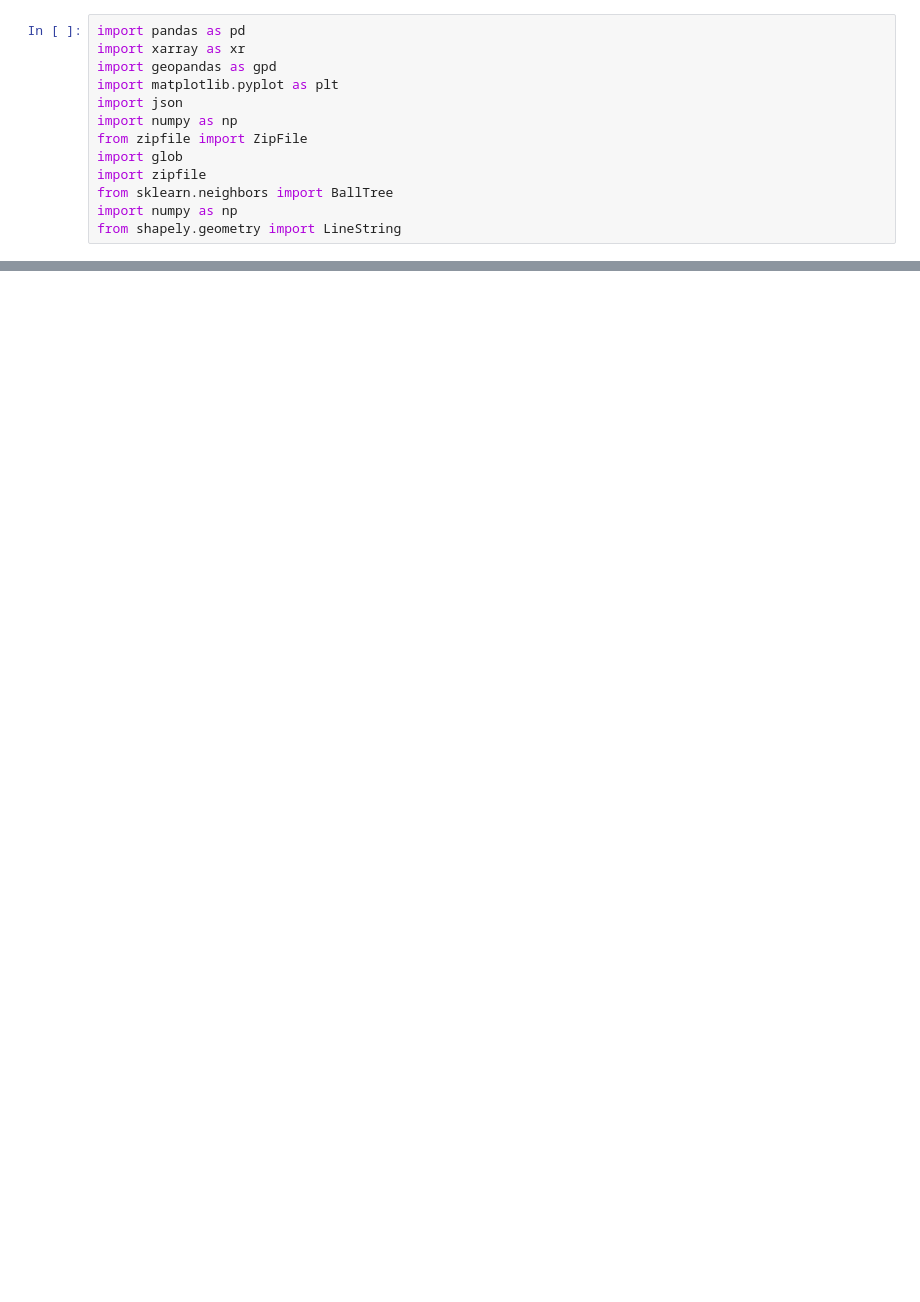
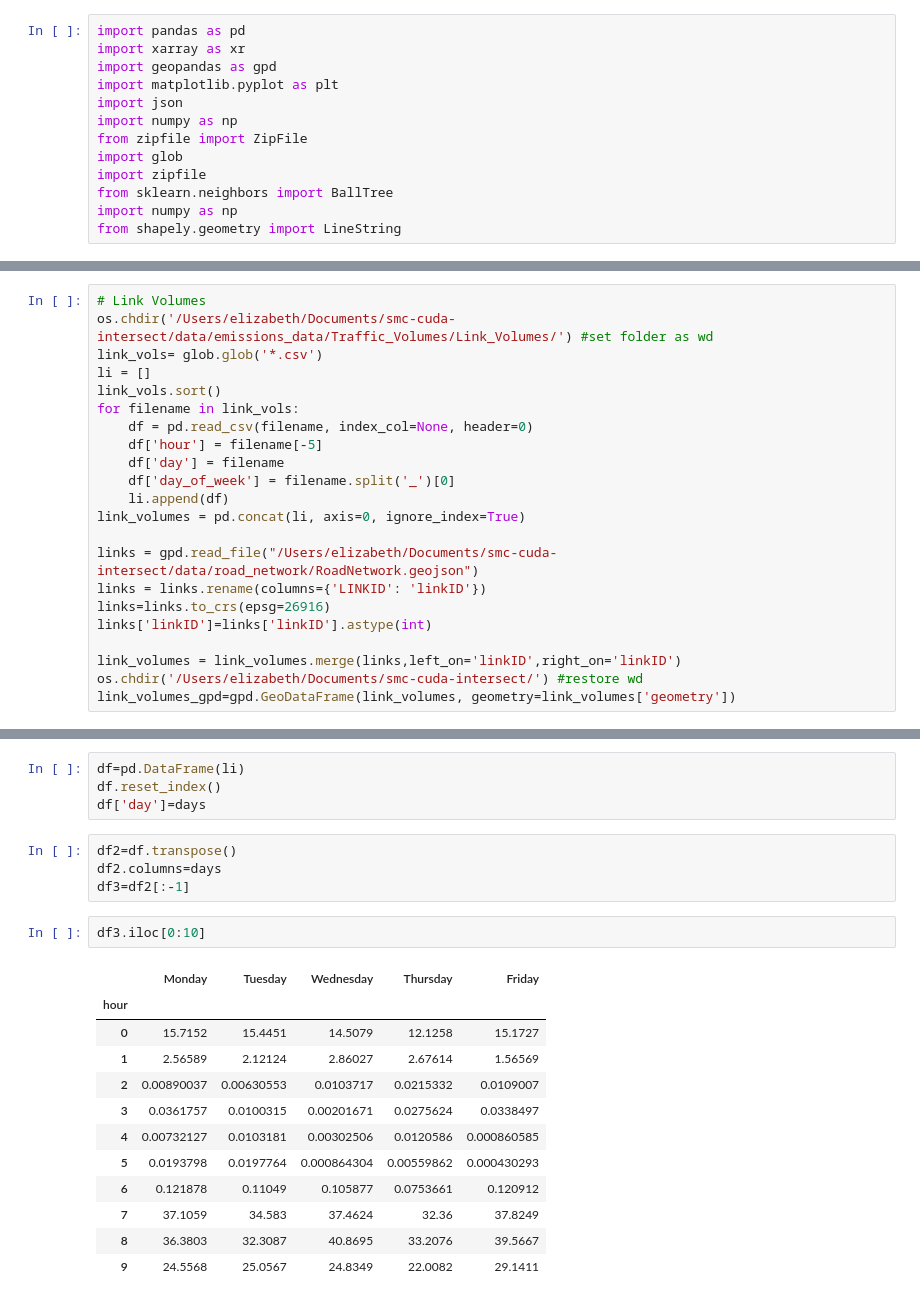
Before and after one commit to gajaha/smc-cuda-intersect, a Jupyter notebook: q3.ipynb, the cells around one changed output, grey strips where cells are left out. Saved outputs shown, nothing was run; the diff lists cells and outputs as text; blank space fills up the shorter version.

```diff
--- a/q3.ipynb
+++ b/q3.ipynb
@@ -61,0 +29,22 @@ sim_start,sim_end = start_end(snapshot)
+# %%
+# Link Volumes
+os.chdir('/Users/elizabeth/Documents/smc-cuda-intersect/data/emissions_data/Traffic_Volumes/Link_Volumes/') #set folder as wd
+link_vols= glob.glob('*.csv')
+li = []
+link_vols.sort()
+for filename in link_vols:
+    df = pd.read_csv(filename, index_col=None, header=0)
+    df['hour'] = filename[-5]
+    df['day'] = filename
+    df['day_of_week'] = filename.split('_')[0]
+    li.append(df)
+link_volumes = pd.concat(li, axis=0, ignore_index=True)
+
+links = gpd.read_file("/Users/elizabeth/Documents/smc-cuda-intersect/data/road_network/RoadNetwork.geojson")
+links = links.rename(columns={'LINKID': 'linkID'})
+links=links.to_crs(epsg=26916)
+links['linkID']=links['linkID'].astype(int)
+
+link_volumes = link_volumes.merge(links,left_on='linkID',right_on='linkID')
+os.chdir('/Users/elizabeth/Documents/smc-cuda-intersect/') #restore wd
+link_volumes_gpd=gpd.GeoDataFrame(link_volumes, geometry=link_volumes['geometry'])
@@ -61,0 +80,23 @@ sim_start,sim_end = start_end(snapshot)
+# %%
+df=pd.DataFrame(li)
+df.reset_index()
+df['day']=days
+# %%
+df2=df.transpose()
+df2.columns=days
+df3=df2[:-1]
+# %%
+df3.iloc[0:10]
+# %% [output]
+|  | Monday | Tuesday | Wednesday | Thursday | Friday |
+| hour |  |  |  |  |  |
+| 0 | 15.7152 | 15.4451 | 14.5079 | 12.1258 | 15.1727 |
+| 1 | 2.56589 | 2.12124 | 2.86027 | 2.67614 | 1.56569 |
+| 2 | 0.00890037 | 0.00630553 | 0.0103717 | 0.0215332 | 0.0109007 |
+| 3 | 0.0361757 | 0.0100315 | 0.00201671 | 0.0275624 | 0.0338497 |
+| 4 | 0.00732127 | 0.0103181 | 0.00302506 | 0.0120586 | 0.000860585 |
+| 5 | 0.0193798 | 0.0197764 | 0.000864304 | 0.00559862 | 0.000430293 |
+| 6 | 0.121878 | 0.11049 | 0.105877 | 0.0753661 | 0.120912 |
+| 7 | 37.1059 | 34.583 | 37.4624 | 32.36 | 37.8249 |
+| 8 | 36.3803 | 32.3087 | 40.8695 | 33.2076 | 39.5667 |
+| 9 | 24.5568 | 25.0567 | 24.8349 | 22.0082 | 29.1411 |
```
Also changed, not shown: parts of 9 cells of this notebook.
